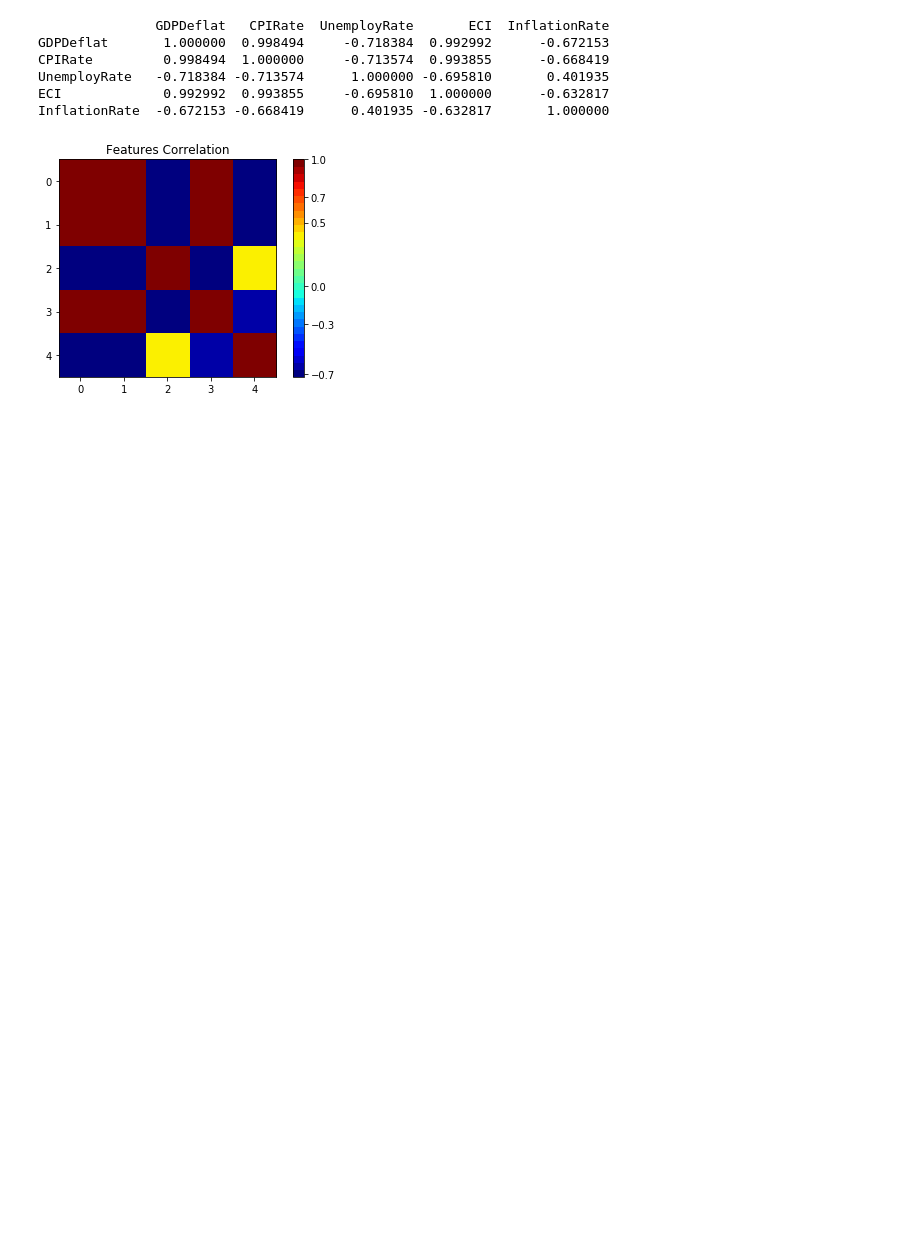
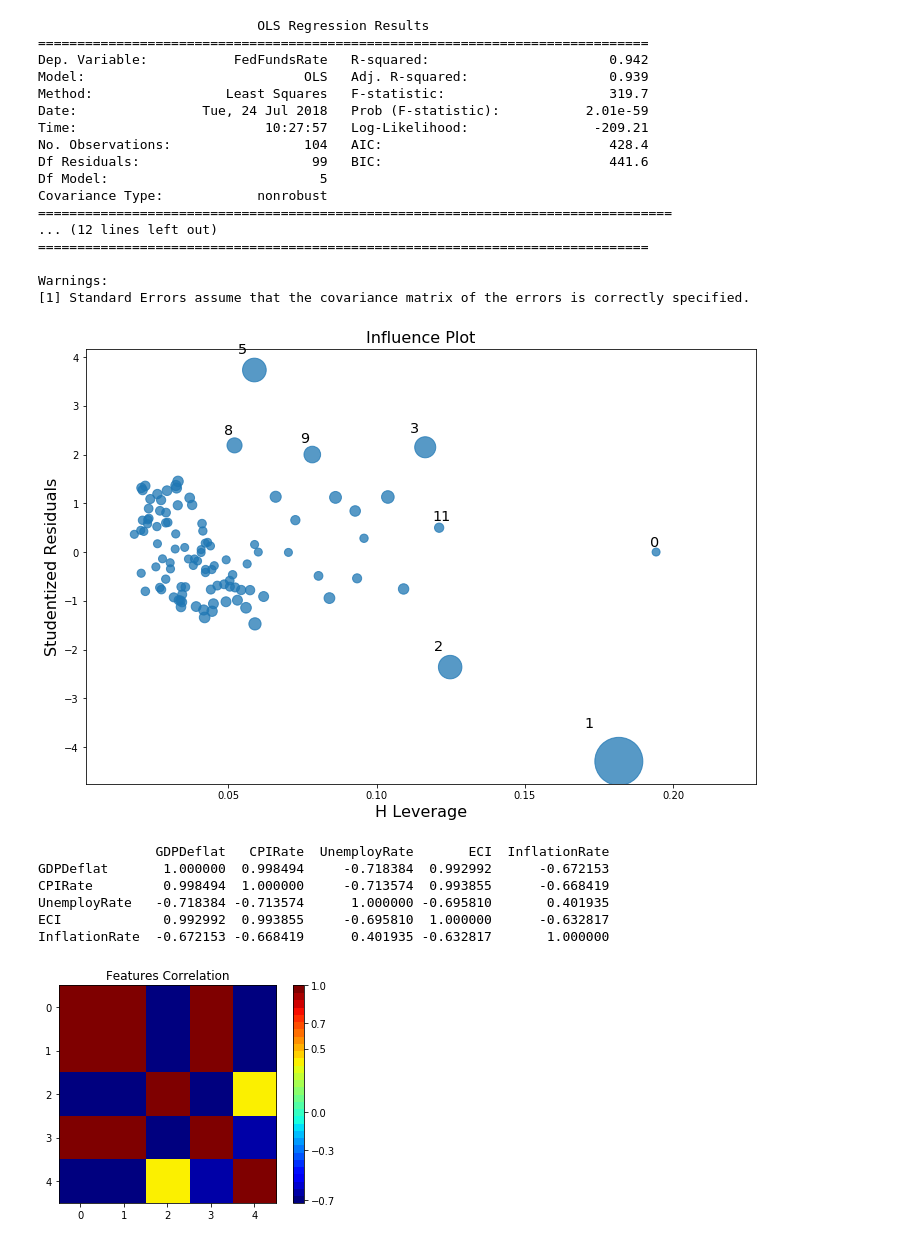
Before and after one commit to shehio/FED-Interest-Rate, a Jupyter notebook: code/model_interest_rate.ipynb, the cells around one changed output. Drawn from its saved outputs; the diff is of its cells as text; code cells hidden in the pictures; blank space fills up the shorter version.

Commit message:
Added variable plot and influence plot.

```diff
--- a/code/model_interest_rate.ipynb
+++ b/code/model_interest_rate.ipynb
@@ -40,3 +5,56 @@ Warnings:
+# %%
+import statsmodels.api as sm
+from sklearn.linear_model import LinearRegression
+
+def print_OLS_model(removedItem = None):
+    xcolumns = ['GDPDeflat','CPIRate','UnemployRate', 'InflationRate', 'PCED']
+    if(removedItem != None):
+        xcolumns.remove(removedItem)
+    predictors = pd.DataFrame(fedrate_df, columns = xcolumns)
+    ycolumns = ['FedFundsRate']
+    response = pd.DataFrame(fedrate_df, columns = ycolumns)
+
+    # OLS
+    lin_model = sm.OLS(response, predictors).fit()
+    print(lin_model.summary())
+
+    # To determine outliers.
+    # https://www.statease.com/
+    # The graphical plots provide a better perspective on whether a case (or two) “sticks out” from the others.
+    # Cook’s distance: A measure of how much the entire regression function changes when the ith point
+    # is not included for fitting the model. It is essentially the sum of differences in predictions at
+    # every point caused by leaving a point out for fitting the model.
+    fig, ax = plt.subplots(figsize=(12,8))
+    fig = sm.graphics.influence_plot(lin_model, ax=ax, criterion="cooks")
+
+    # http://www.statsmodels.org
+    # Since we are doing multivariate regressions, we cannot just look at individual bivariate plots to discern relationships.
+    # Instead, we want to look at the relationship of the dependent variable and independent variables conditional on the other
+    # independent variables. We can do this through using partial regression plots, otherwise known as added variable plots.
+    if(removedItem != None):
+        fig, ax = plt.subplots(figsize=(12,8))
+        fig = sm.graphics.plot_partregress('FedFundsRate', removedItem, xcolumns, data = fedrate_df, ax = ax)
+
+print_OLS_model(None)
+# %% [output]
+                            OLS Regression Results
+==============================================================================
+Dep. Variable:           FedFundsRate   R-squared:                       0.942
+Model:                            OLS   Adj. R-squared:                  0.939
+Method:                 Least Squares   F-statistic:                     319.7
+Date:                Tue, 24 Jul 2018   Prob (F-statistic):           2.01e-59
+Time:                        10:27:57   Log-Likelihood:                -209.21
+No. Observations:                 104   AIC:                             428.4
+Df Residuals:                      99   BIC:                             441.6
+Df Model:                           5
+Covariance Type:            nonrobust
+=================================================================================
+... (12 lines left out)
+==============================================================================
+
+Warnings:
+[1] Standard Errors assume that the covariance matrix of the errors is correctly specified.
+[figure, added]
 # %%
 def correlation_matrix(dataframe):
     from matplotlib import pyplot as plt
```
Also changed, not shown: parts of 7 cells of this notebook.
